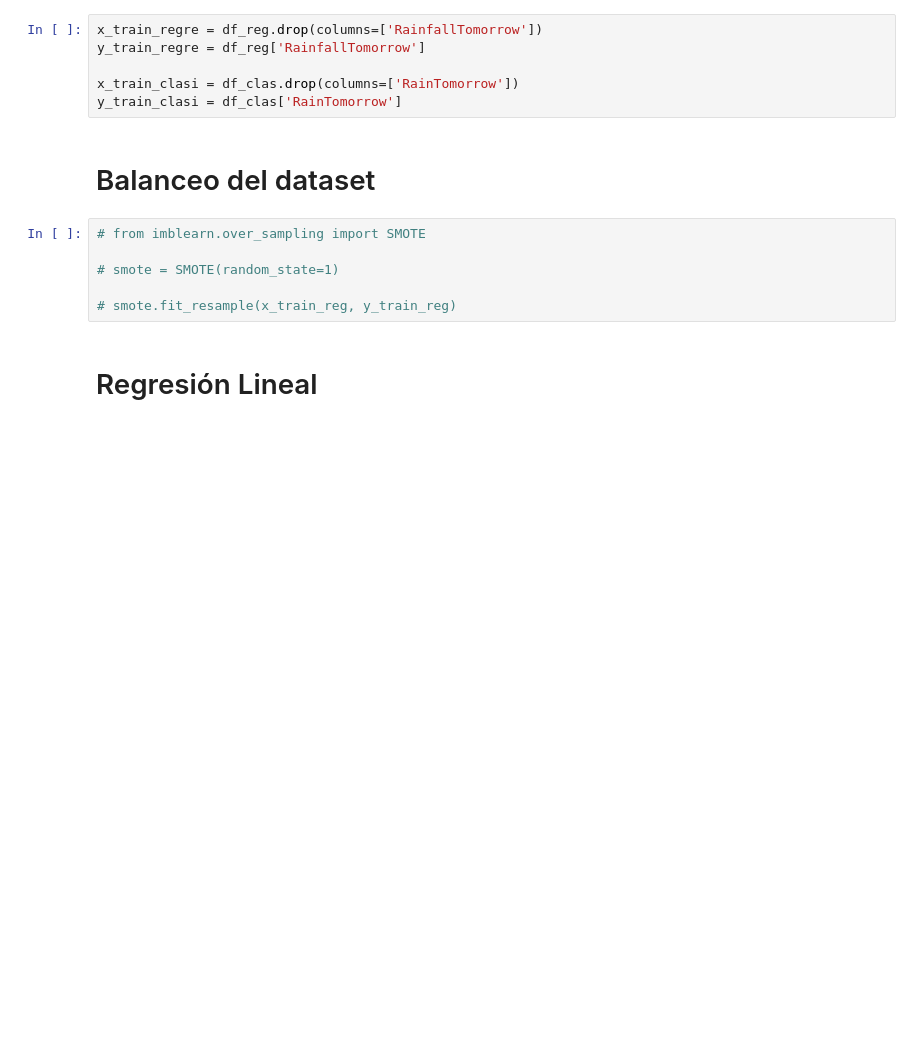
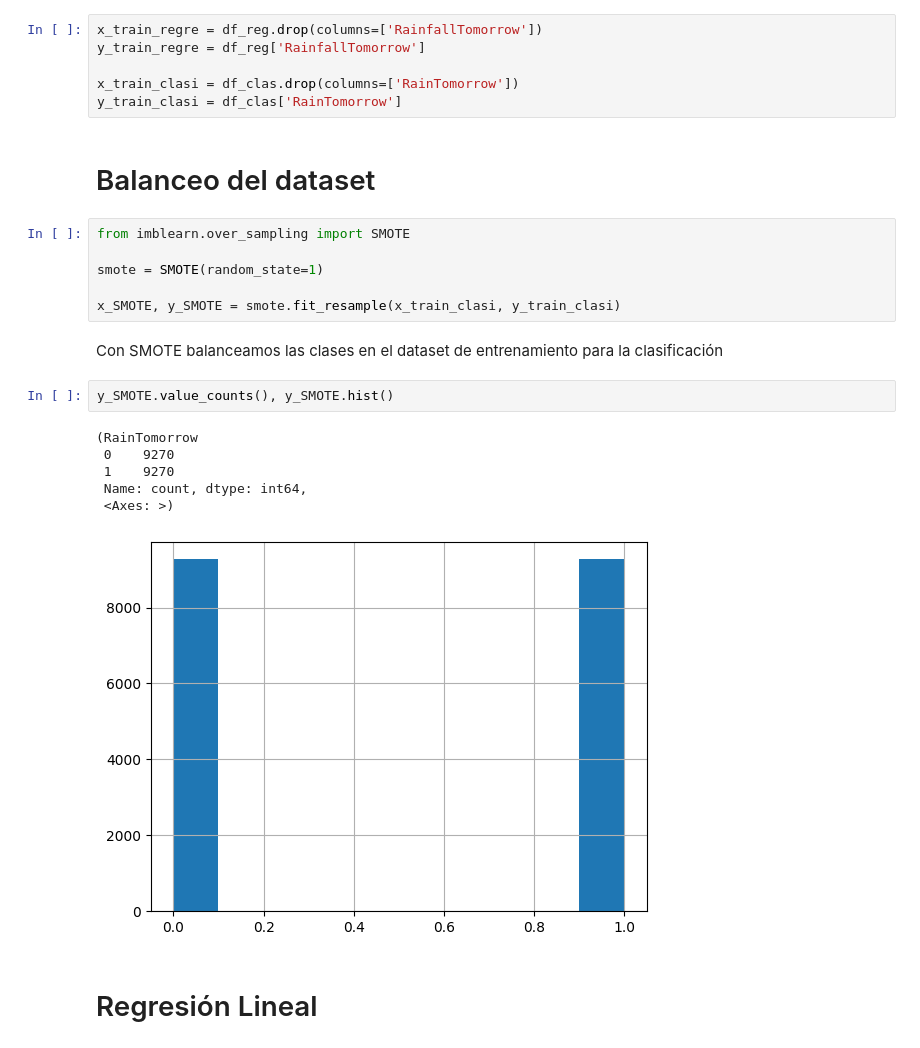
Before and after one commit to Isaiasgaray/aa_1, a Jupyter notebook: notebook_final.ipynb, the cells around one changed output. Cells and saved outputs as stored; diff of their text form; blank space fills up the shorter version.

```diff
--- a/notebook_final.ipynb
+++ b/notebook_final.ipynb
@@ -734,11 +736,22 @@ y_train_clasi = df_clas['RainTomorrow']
 # %% [markdown]
 # Balanceo del dataset
 # %%
-# from imblearn.over_sampling import SMOTE
+from imblearn.over_sampling import SMOTE
 
-# smote = SMOTE(random_state=1)
+smote = SMOTE(random_state=1)
 
-# smote.fit_resample(x_train_reg, y_train_reg)
+x_SMOTE, y_SMOTE = smote.fit_resample(x_train_clasi, y_train_clasi)
+# %% [markdown]
+Con SMOTE balanceamos las clases en el dataset de entrenamiento para la clasificación
+# %%
+y_SMOTE.value_counts(), y_SMOTE.hist()
+# %% [output]
+(RainTomorrow
+ 0    9270
+ 1    9270
+ Name: count, dtype: int64,
+ <Axes: >)
+[figure, added]
 # %% [markdown]
 # Regresión Lineal
 # %%
```
Also changed, not shown: parts of 36 cells of this notebook.
